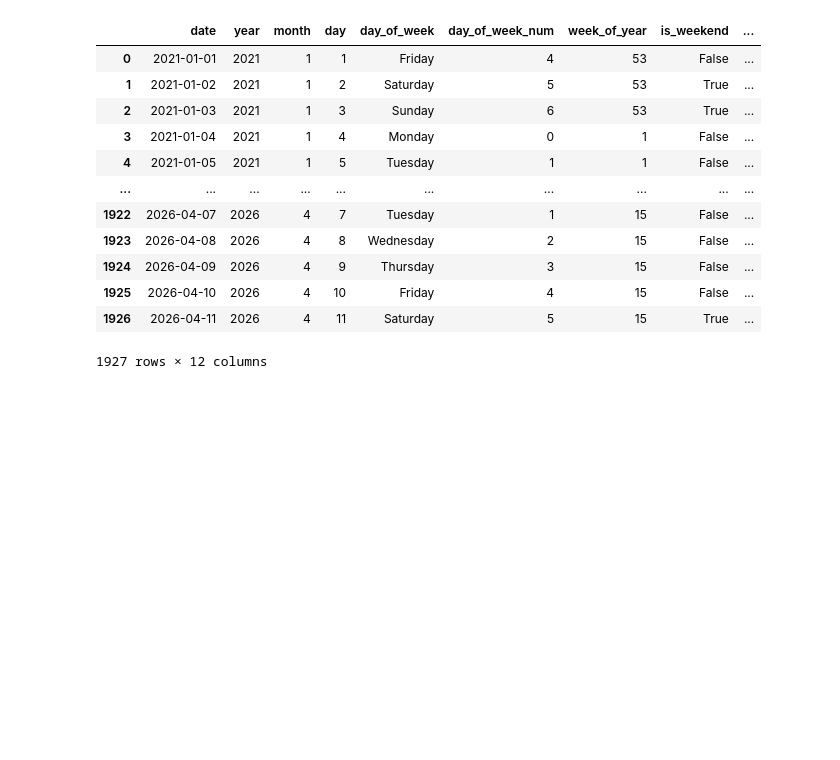
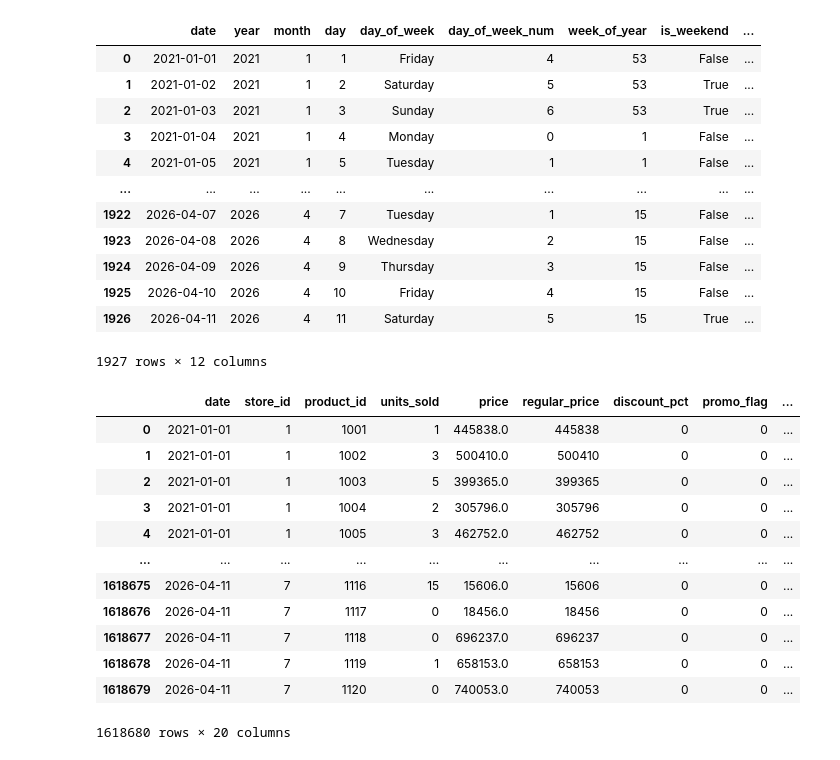
Before and after one commit to SunnyX-AI/ai-powered-sales-forecasting, a Jupyter notebook: notebooks/00_experiments.ipynb, the cells around one changed output. Saved outputs shown, nothing was run; the diff lists cells and outputs as text; code cells hidden in the pictures; blank space fills up the shorter version.

```diff
--- a/notebooks/00_experiments.ipynb
+++ b/notebooks/00_experiments.ipynb
@@ -2655,3 +2655,21 @@ df_calendar
 | 1925 | 2026-04-10 | 2026 | 4 | 10 | Friday | 4 | 15 | False | ... |
 | 1926 | 2026-04-11 | 2026 | 4 | 11 | Saturday | 5 | 15 | True | ... |
 1927 rows × 12 columns
+# %%
+df_sales = pd.read_sql("SELECT * FROM core.fact_sales", engine)
+# %%
+df_sales
+# %% [output]
+|  | date | store_id | product_id | units_sold | price | regular_price | discount_pct | promo_flag | ... |
+| 0 | 2021-01-01 | 1 | 1001 | 1 | 445838.0 | 445838 | 0 | 0 | ... |
+| 1 | 2021-01-01 | 1 | 1002 | 3 | 500410.0 | 500410 | 0 | 0 | ... |
+| 2 | 2021-01-01 | 1 | 1003 | 5 | 399365.0 | 399365 | 0 | 0 | ... |
+| 3 | 2021-01-01 | 1 | 1004 | 2 | 305796.0 | 305796 | 0 | 0 | ... |
+| 4 | 2021-01-01 | 1 | 1005 | 3 | 462752.0 | 462752 | 0 | 0 | ... |
+| ... | ... | ... | ... | ... | ... | ... | ... | ... | ... |
+| 1618675 | 2026-04-11 | 7 | 1116 | 15 | 15606.0 | 15606 | 0 | 0 | ... |
+| 1618676 | 2026-04-11 | 7 | 1117 | 0 | 18456.0 | 18456 | 0 | 0 | ... |
+| 1618677 | 2026-04-11 | 7 | 1118 | 0 | 696237.0 | 696237 | 0 | 0 | ... |
+| 1618678 | 2026-04-11 | 7 | 1119 | 1 | 658153.0 | 658153 | 0 | 0 | ... |
+| 1618679 | 2026-04-11 | 7 | 1120 | 0 | 740053.0 | 740053 | 0 | 0 | ... |
+1618680 rows × 20 columns
```
